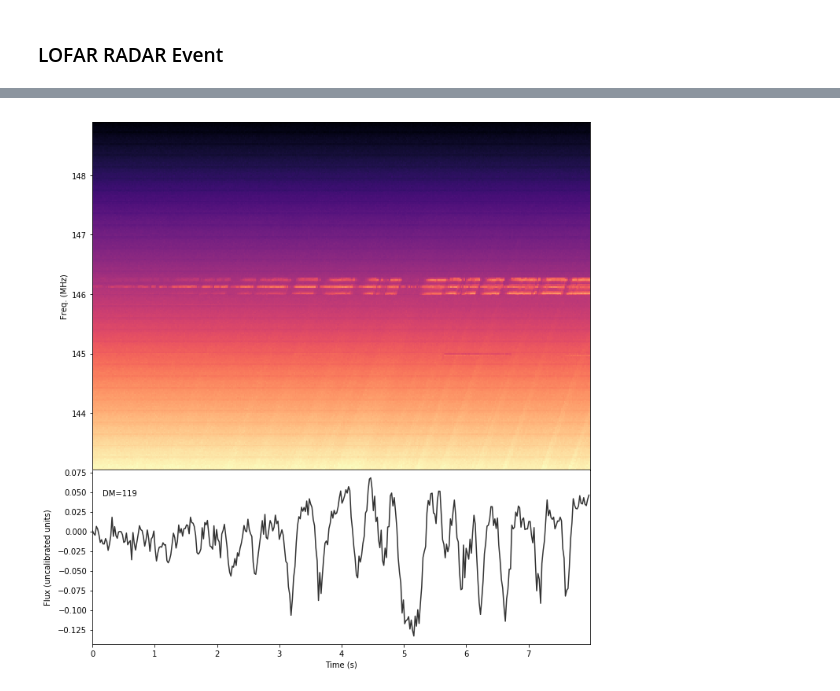
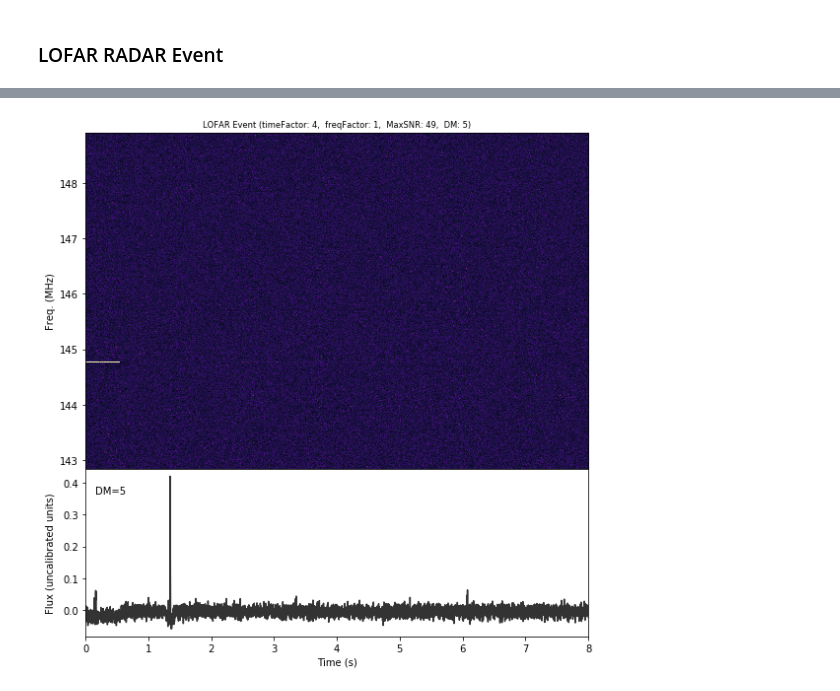
Before and after one commit to Jlshaw/LOFAR_Pulses, a Jupyter notebook: Notebooks/LOFAR_RADAR.ipynb, the cells around one changed output, grey strips where cells are left out. Saved outputs shown, nothing was run; the diff lists cells and outputs as text; code cells hidden in the pictures.

```diff
--- a/Notebooks/LOFAR_RADAR.ipynb
+++ b/Notebooks/LOFAR_RADAR.ipynb
@@ -16,7 +18,7 @@ filterbankio_headerless = imp.load_source('filterbankio_headerless', SOURCE_PATH
 # %%
 # watermark
 BASE_DATA_PATH = '/oxford_data/FRBSurvey/Archive/'
-fb_filename = 'Beam4_fb_D20151128T115707.fil'
+fb_filename = 'Beam1_fb_D20180324T230425.fil'
 dm_filename = fb_filename[:6] + 'dm' + fb_filename[8:25] + '.dat'
 lofarFil = BASE_DATA_PATH + fb_filename
 lofarDM = BASE_DATA_PATH + dm_filename
@@ -30,8 +57,8 @@ Enter a block number:9
 # %%
 # Read in the data using Filterbank class
 fil = filterbankio_headerless.Filterbank(lofarFil,BlockNumber)
-timeFactor = 64
-freqFactor = 8
+timeFactor = int(binFactor)
+freqFactor = 1
 
 tInt = fil.my_header[5] # set tInt
 
@@ -40,6 +67,19 @@ print(fil.my_header)
 freqsHz = fil.freqs * 1e6 # generate array of freqs in Hz
 
 waterfall = np.reshape(fil.data, (fil.data.shape[0], fil.data.shape[2])) # reshape to (n integrations, n freqs)
-waterfall = waterfall.reshape(int(waterfall.shape[0]/timeFactor), timeFactor, waterfall.shape[1]).sum(axis=1)
-tInt *= timeFactor
+
+#waterfall shape must be divisible be time factor
+if waterfall.shape[0] % timeFactor == 0:
+    waterfall = waterfall.reshape(int(waterfall.shape[0]/timeFactor), timeFactor, waterfall.shape[1]).sum(axis=1)
+    tInt *= timeFactor
+else:
+    print('WARNING, %i time samples is not divisible by the time factor %i'%(waterfall.shape[0], timeFactor))
+
+    #add extra dimensions so that waterfall shape is divisible by timeFactor
+    zeros = np.zeros((opts.timeFactor - (waterfall.shape[0] % opts.timeFactor), waterfall.shape[1]))
+    waterfall = np.concatenate((waterfall, zeros))
+
+    #sum elements in 1st dimension
+    waterfall = waterfall.reshape(waterfall.shape[0]/opts.timeFactor, opts.timeFactor, waterfall.shape[1]).mean(axis=1)
+    tInt *= timeFactor
 # %% [output]
@@ -47,13 +86,0 @@ tInt *= timeFactor
-# %%
-# Get the best dm from the .dat file
-content = open(lofarDM).read()
-content = content.split('# ------')[-1].split('Done')[:-1]
-NumberOfBlocks = len(content)
-for x in content:
-    if content.index(x) == fil.block_number - 1:
-        events = x.split('#')
-        bufStr = events[-1]
-        BestDM = float(bufStr.split('|')[2].split(' ')[-2])
-    else:
-        pass
-print('Best DM is ',BestDM)
@@ -143,31 +156,33 @@ plt.show()
 # %%
+saveName = dm_filename[:25] + '_block' + str(fil.block_number)
+
 cmap = 'magma'
 
-fig = plt.figure(figsize=(10,10)) # (width, height)
+fig = plt.figure(figsize=(8,8)) # (width, height)
 
 gs = matplotlib.gridspec.GridSpec(3,3)
 gs.update(hspace=0.0, wspace=0.0)
 
 ax1 = plt.subplot(gs[0:2,0:3])
 
 imRaw = plt.imshow(np.flipud(ddwaterfall.T), extent=(0, tInt*ddwaterfall.shape[0], fil.freqs[0], fil.freqs[-1]), aspect='auto', cmap=plt.get_cmap(cmap), interpolation='nearest')
-
+plt.title('LOFAR Event (timeFactor: %i,  freqFactor: %i,  MaxSNR: %0.f,  DM: %0.f)'%(timeFactor, freqFactor, MaxSNR, dm), fontdict={'fontsize':'small'})
 #plt.title('ARTEMIS Event (t: %i f: %i)'%(timeFactor, freqFactor))
 plt.ylabel('Freq. (MHz)')
 ax1.get_xaxis().set_visible(False)
 
 ax2 = plt.subplot(gs[2:3,0:3])
 lineColor = 'k'
 plt.plot(tInt*np.arange(waterfall.shape[0]), normDDTimeSeries, lineColor, alpha=0.8)
 plt.xlim(0, tInt*timeSeries.shape[0])
 #plt.title('Time Series (DM=%0.f)'%dm)
 #plt.title('DM=%0.f'%dm)
 plt.text(0.02, 0.85, 'DM=%0.f'%dm, transform=ax2.transAxes)
 plt.xlabel('Time (s)')
 plt.ylabel('Flux (uncalibrated units)', labelpad=8)
 
 plt.tight_layout()
 
 #plt.savefig('../figures/LOFAR_dynamic_dedisp.pdf')
 # %% [output]
-[figure, old version]
+[figure, new version]
```
Also changed, not shown: parts of 6 cells of this notebook, 22 other files.
